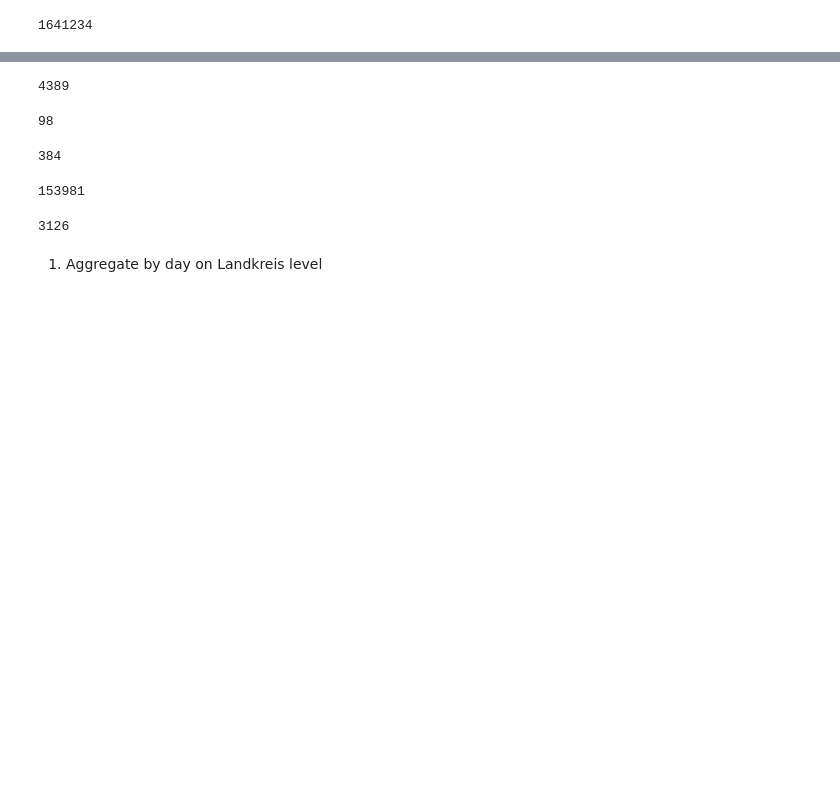
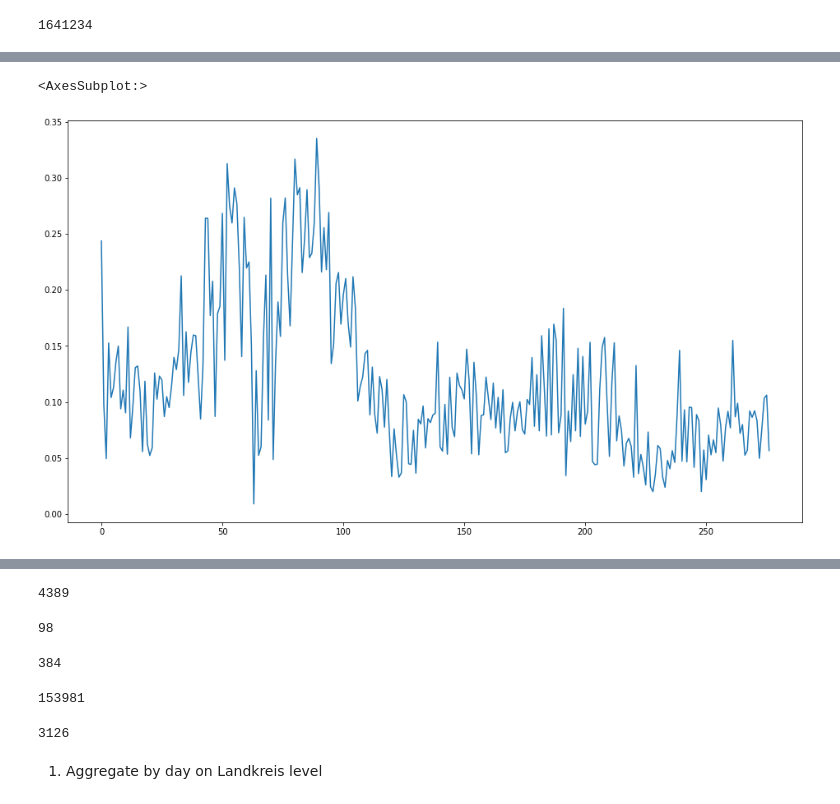
Before and after one commit to gerwolf/webscraping-workshop, a Jupyter notebook: Covid-19/Corona Analysis.ipynb, the cells around one changed output, grey strips where cells are left out. Saved outputs shown, nothing was run; the diff lists cells and outputs as text; code cells hidden in the pictures; blank space fills up the shorter version.

```diff
--- a/Covid-19/Corona Analysis.ipynb
+++ b/Covid-19/Corona Analysis.ipynb
@@ -298,0 +555,3 @@ landkreis_merged[landkreis_data['county'] == 'SK Berlin Mitte']
+# %%
+# mi = Moran(gdf['Anzahl'], w_distC_from_pts)
+mi = Moran(gdf['Anzahl'], w_queen)
@@ -298,0 +562,34 @@ landkreis_merged[landkreis_data['county'] == 'SK Berlin Mitte']
+# %%
+dict_list = []
+
+# w_queen = ps.lib.weights.contiguity.Queen(gdf['geometry'])
+
+for date in tqdm(complete_week_df.index.unique()):
+
+    empty_dict = {}
+
+    sub_df = complete_week_df.loc[date].merge(landkreis_data, left_on='RS', right_on = 'RS', how = 'left')[['IdLandkreis', 'Anzahl', 'was_missing']]
+    sub_df = sub_df.merge(final_pop_df, left_on='IdLandkreis', right_on = 'RS', how = 'left')
+    sub_gdf = gpd.GeoDataFrame(sub_df, geometry=sub_df['geometry'])
+    sub_gdf.crs = 'epsg:4326'
+    sub_gdf['Anzahl'] = sub_gdf['Anzahl'].astype(int)
+
+    # w_queen = ps.lib.weights.contiguity.Queen(gdf['geometry'])
+    mi = Moran(sub_gdf['Anzahl'], w_queen)
+
+    empty_dict['Morans_I'] = mi.I
+
+    empty_dict['p_sim'] = mi.p_sim
+
+    empty_dict['Date'] = date
+
+    empty_dict['z_sim'] = mi.z_sim
+
+    dict_list.append(empty_dict)
+
+morans_df = pd.DataFrame(dict_list)
+# %%
+morans_df['Morans_I'].plot()
+# %% [output]
+<AxesSubplot:>
+[figure, added]
```
Also changed, not shown: parts of 118 cells of this notebook, 6 other files.
